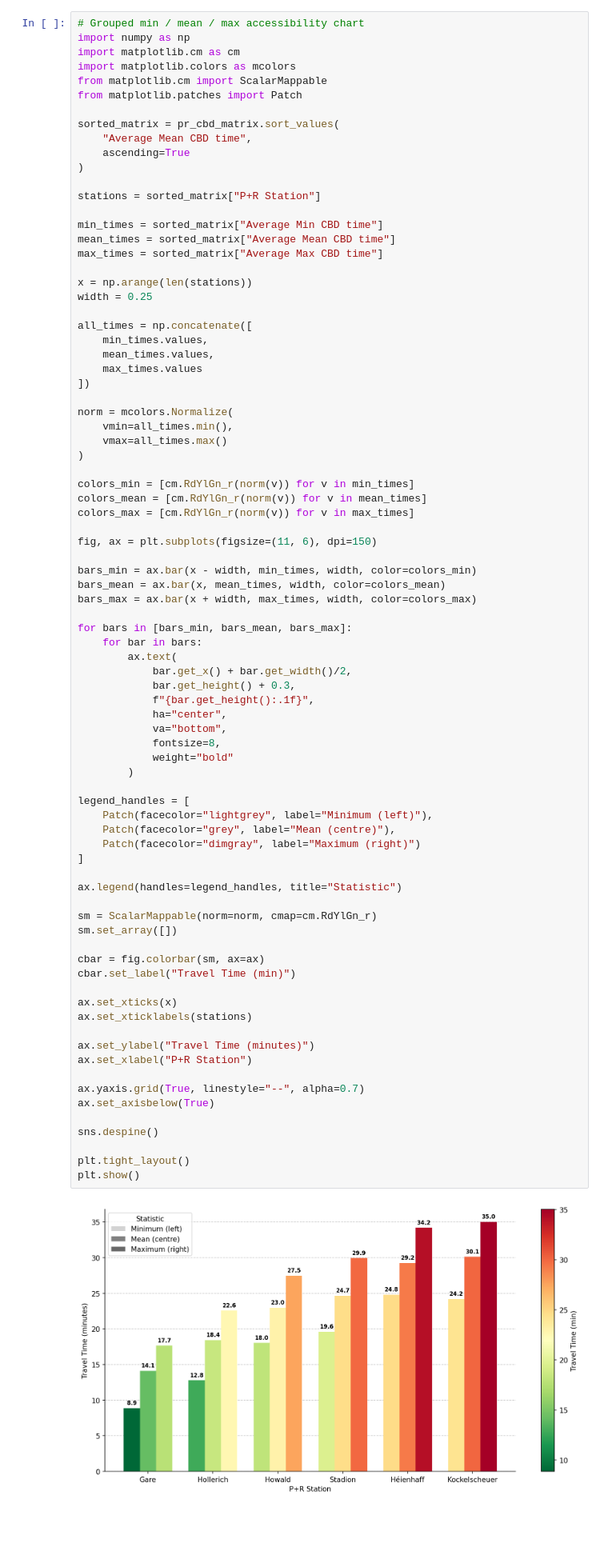
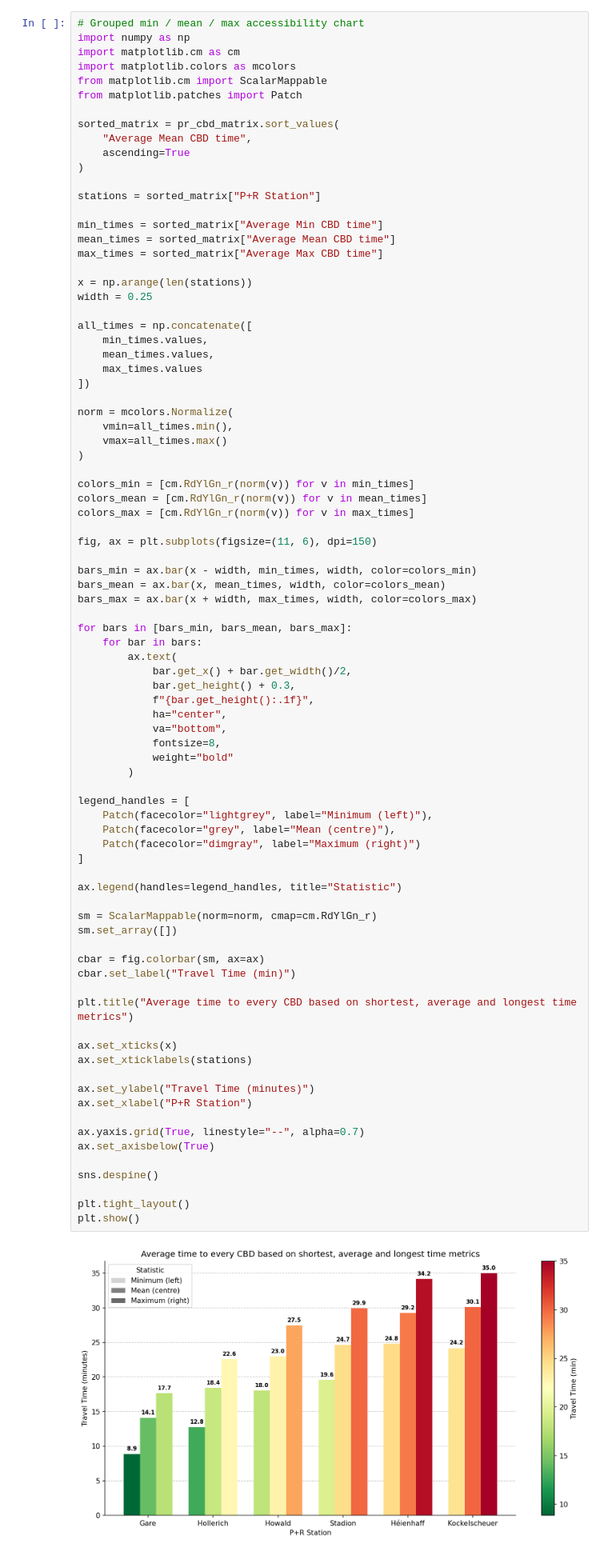
Before and after one commit to Alex-nike/Luxembourg-P_R-Accessibility, a Jupyter notebook: notebooks/network_analysis.ipynb, the cells around one changed output. Shown at 80% size. Saved outputs shown, nothing was run; the diff lists cells and outputs as text; blank space fills up the shorter version.

```diff
--- a/notebooks/network_analysis.ipynb
+++ b/notebooks/network_analysis.ipynb
@@ -214,34 +207,36 @@ for bars in [bars_min, bars_mean, bars_max]:
         )
 
 legend_handles = [
     Patch(facecolor="lightgrey", label="Minimum (left)"),
     Patch(facecolor="grey", label="Mean (centre)"),
     Patch(facecolor="dimgray", label="Maximum (right)")
 ]
 
 ax.legend(handles=legend_handles, title="Statistic")
 
 sm = ScalarMappable(norm=norm, cmap=cm.RdYlGn_r)
 sm.set_array([])
 
 cbar = fig.colorbar(sm, ax=ax)
 cbar.set_label("Travel Time (min)")
 
+plt.title("Average time to every CBD based on shortest, average and longest time metrics")
+
 ax.set_xticks(x)
 ax.set_xticklabels(stations)
 
 ax.set_ylabel("Travel Time (minutes)")
 ax.set_xlabel("P+R Station")
 
 ax.yaxis.grid(True, linestyle="--", alpha=0.7)
 ax.set_axisbelow(True)
 
 sns.despine()
 
 plt.tight_layout()
 plt.show()
 # %% [output]
-[figure, old version]
+[figure, new version]
 # %%
 # Ranking robustness and accessibility threshold checks
 
```
Also changed, not shown: parts of 4 cells of this notebook.
